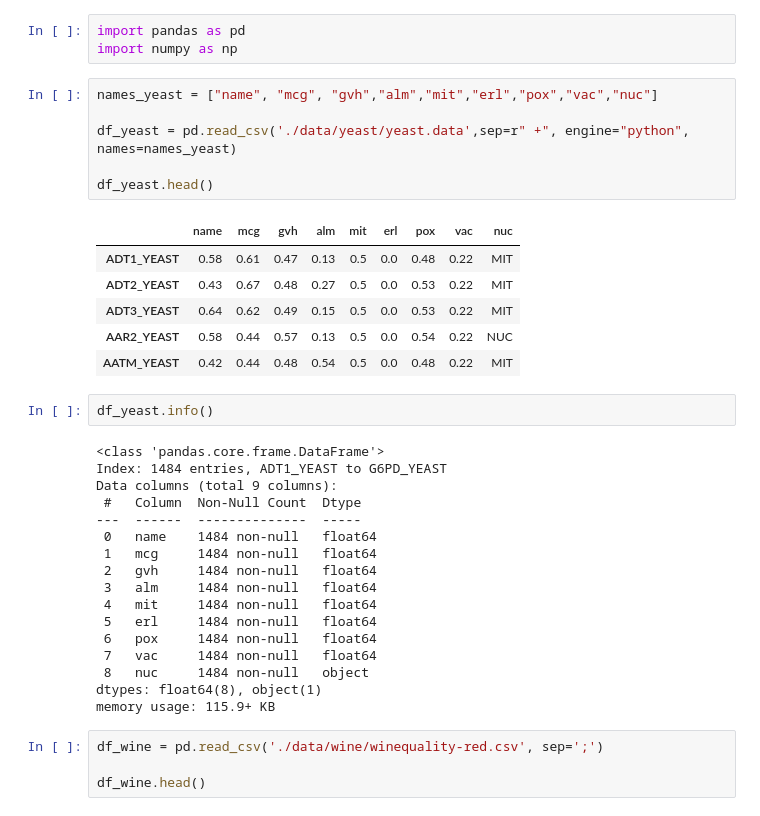
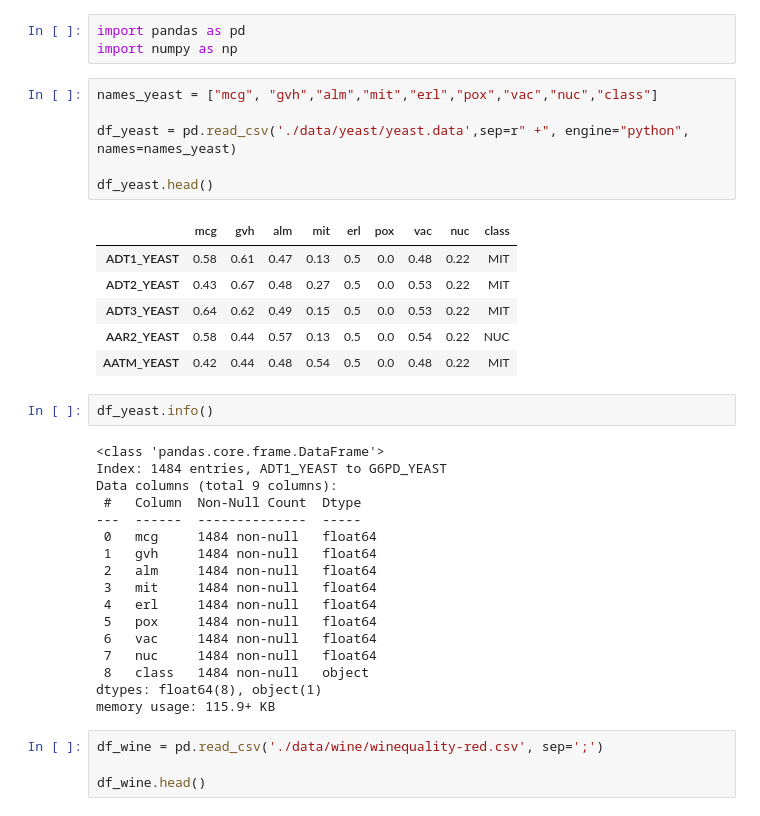
Before and after one commit to Bianca008/IDS_Lixandru_Pepene, a Jupyter notebook: Laborator6.ipynb, the cells around one changed output. Drawn from its saved outputs; the diff is of its cells as text.

```diff
--- a/Laborator6.ipynb
+++ b/Laborator6.ipynb
@@ -41,13 +41,13 @@ Citim seturile de date si ne uitam care dintre ele au valori lipsa.
 import pandas as pd
 import numpy as np
 # %%
-names_yeast = ["name", "mcg", "gvh","alm","mit","erl","pox","vac","nuc"]
+names_yeast = ["mcg", "gvh","alm","mit","erl","pox","vac","nuc","class"]
 
 df_yeast = pd.read_csv('./data/yeast/yeast.data',sep=r" +", engine="python", names=names_yeast)
 
 df_yeast.head()
 # %% [output]
-|  | name | mcg | gvh | alm | mit | erl | pox | vac | nuc |
+|  | mcg | gvh | alm | mit | erl | pox | vac | nuc | class |
 | ADT1_YEAST | 0.58 | 0.61 | 0.47 | 0.13 | 0.5 | 0.0 | 0.48 | 0.22 | MIT |
 | ADT2_YEAST | 0.43 | 0.67 | 0.48 | 0.27 | 0.5 | 0.0 | 0.53 | 0.22 | MIT |
 | ADT3_YEAST | 0.64 | 0.62 | 0.49 | 0.15 | 0.5 | 0.0 | 0.53 | 0.22 | MIT |
@@ -61,15 +61,15 @@ Index: 1484 entries, ADT1_YEAST to G6PD_YEAST
 Data columns (total 9 columns):
  #   Column  Non-Null Count  Dtype
 ---  ------  --------------  -----
- 0   name    1484 non-null   float64
- 1   mcg     1484 non-null   float64
- 2   gvh     1484 non-null   float64
- 3   alm     1484 non-null   float64
- 4   mit     1484 non-null   float64
- 5   erl     1484 non-null   float64
- 6   pox     1484 non-null   float64
- 7   vac     1484 non-null   float64
- 8   nuc     1484 non-null   object
+ 0   mcg     1484 non-null   float64
+ 1   gvh     1484 non-null   float64
+ 2   alm     1484 non-null   float64
+ 3   mit     1484 non-null   float64
+ 4   erl     1484 non-null   float64
+ 5   pox     1484 non-null   float64
+ 6   vac     1484 non-null   float64
+ 7   nuc     1484 non-null   float64
+ 8   class   1484 non-null   object
 dtypes: float64(8), object(1)
 memory usage: 115.9+ KB
 # %%
```
Also changed, not shown: parts of 73 cells of this notebook.
